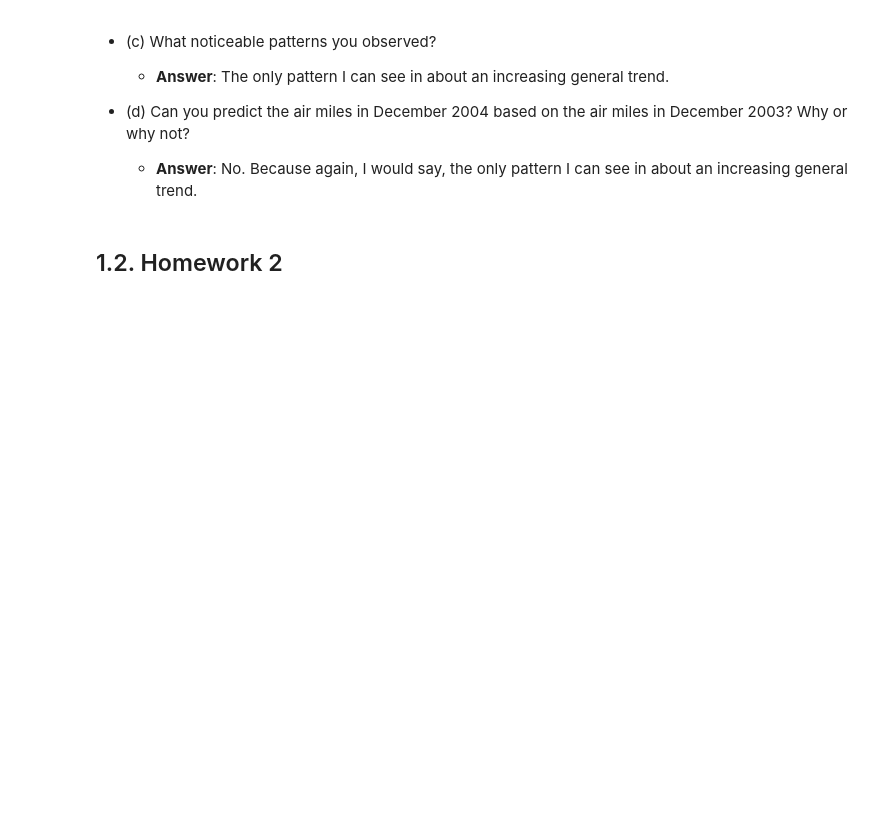
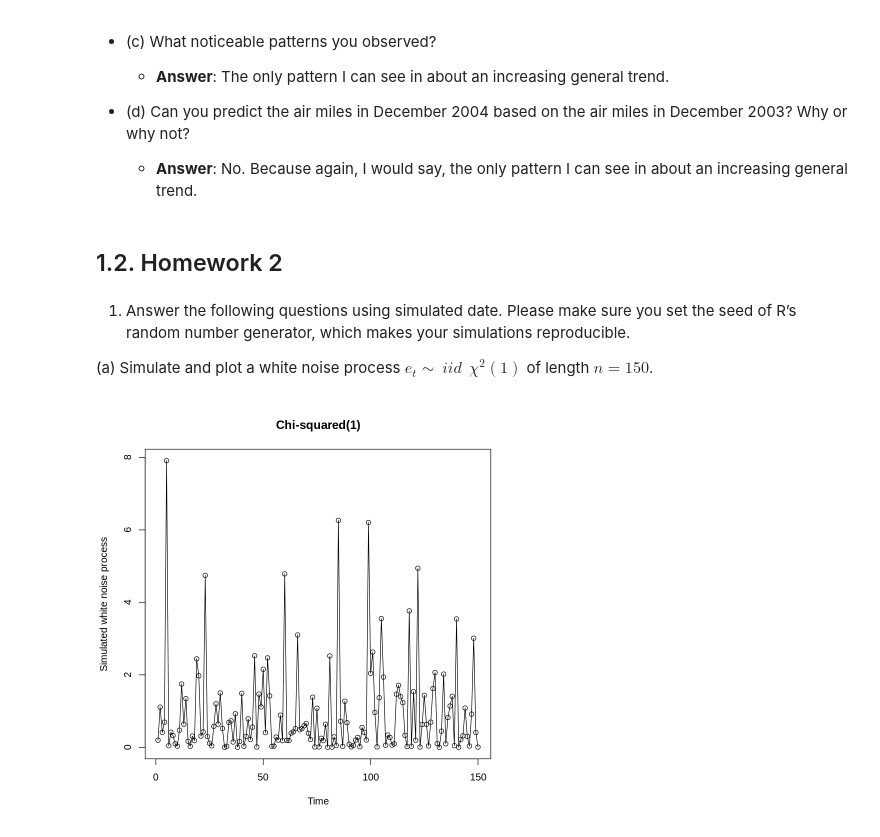
Before and after one commit to Mostafa-M-Rezaee/Time_Series_Analysis, a Jupyter notebook: 0. Time Series Analysis _ using R on Colab.ipynb, the cells around one changed output. Cells and saved outputs as stored; diff of their text form; code cells hidden in the pictures; blank space fills up the shorter version.

```diff
--- a/0. Time Series Analysis _ using R on Colab.ipynb
+++ b/0. Time Series Analysis _ using R on Colab.ipynb
@@ -159,3 +159,22 @@ A matrix: 1 × 1 of type dbl
     - **Answer**: No. Because again, I would say, the only pattern I can see in about an increasing general trend.
 # %% [markdown]
 ## 1.2. Homework 2
+# %% [markdown]
+1. Answer the following questions using simulated date. Please make sure you set the seed of R’s random number generator, which makes your simulations reproducible.
+
+(a) Simulate and plot a white noise process $e_{t}\sim \ iid \ \ \chi^2(1)$ of length $n = 150$.
+# %%
+library (TSA) # Load the TSA package
+
+# Example 1: white noise
+# noises are Chi-squared(1) distributed
+set.seed(1)
+wn.chisq1 = rchisq(150,1)
+
+plot(wn.chisq1,
+     ylab="Simulated white noise process",
+     xlab="Time",
+     main="Chi-squared(1)",
+     type="o")
+# %% [output]
+[figure, added]
```
Also changed, not shown: parts of 4 cells of this notebook, 1 other file.
